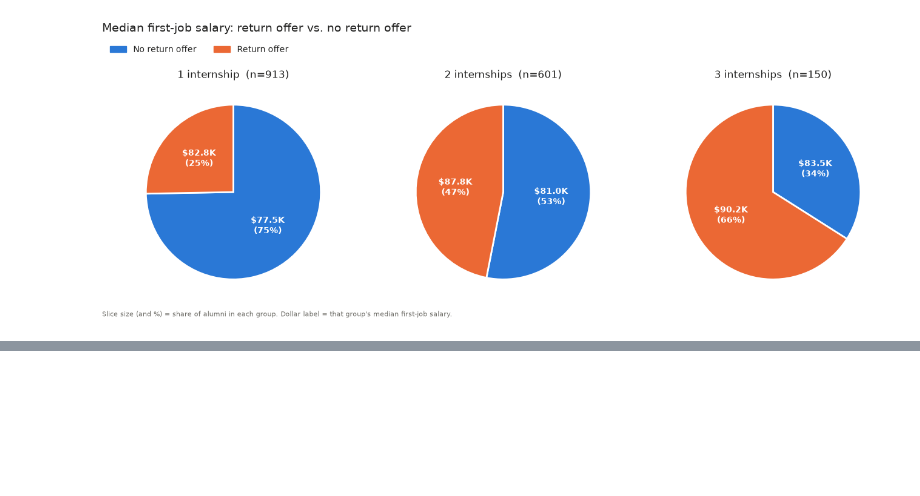
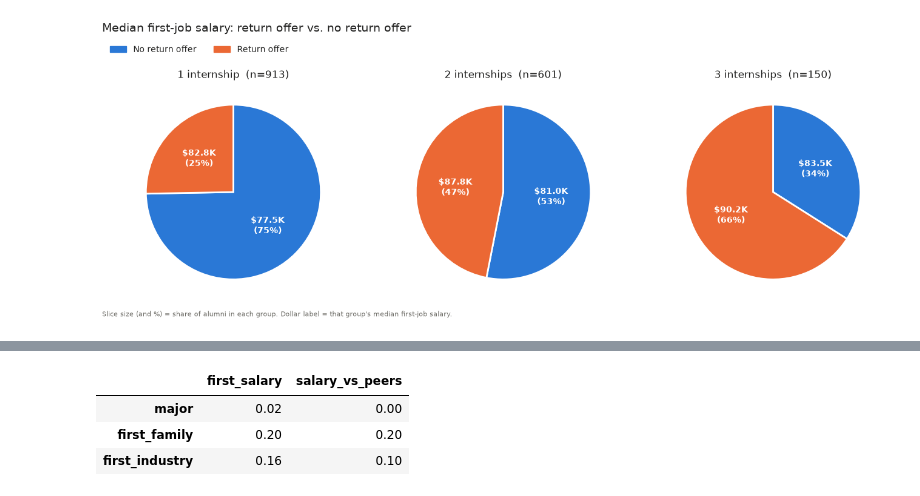
Before and after one commit to WestphalianFresco/TSWhackUMBC, a Jupyter notebook: dataset_analysis.ipynb, the cells around one changed output, grey strips where cells are left out. Saved outputs shown, nothing was run; the diff lists cells and outputs as text; code cells hidden in the pictures; blank space fills up the shorter version.

```diff
--- a/dataset_analysis.ipynb
+++ b/dataset_analysis.ipynb
@@ -381,0 +425,16 @@ plt.show()
+# %%
+def eta_squared(df, group_col, value_col):
+    # share of the variance in value_col explained by which group each alum is in
+    grand_mean = df[value_col].mean()
+    between = df.groupby(group_col)[value_col].agg(lambda s: len(s) * (s.mean() - grand_mean) ** 2).sum()
+    return between / ((df[value_col] - grand_mean) ** 2).sum()
+
+career_major = career.join(df_alum.set_index('campus_id')['major'])
+pd.DataFrame({outcome: {grp: eta_squared(career_major, grp, outcome)
+                        for grp in ['major', 'first_family', 'first_industry']}
+              for outcome in ['first_salary', 'salary_vs_peers']})
+# %% [output]
+|  | first_salary | salary_vs_peers |
+| major | 0.02 | 0.00 |
+| first_family | 0.20 | 0.20 |
+| first_industry | 0.16 | 0.10 |
```
Also changed, not shown: parts of 9 cells of this notebook.
